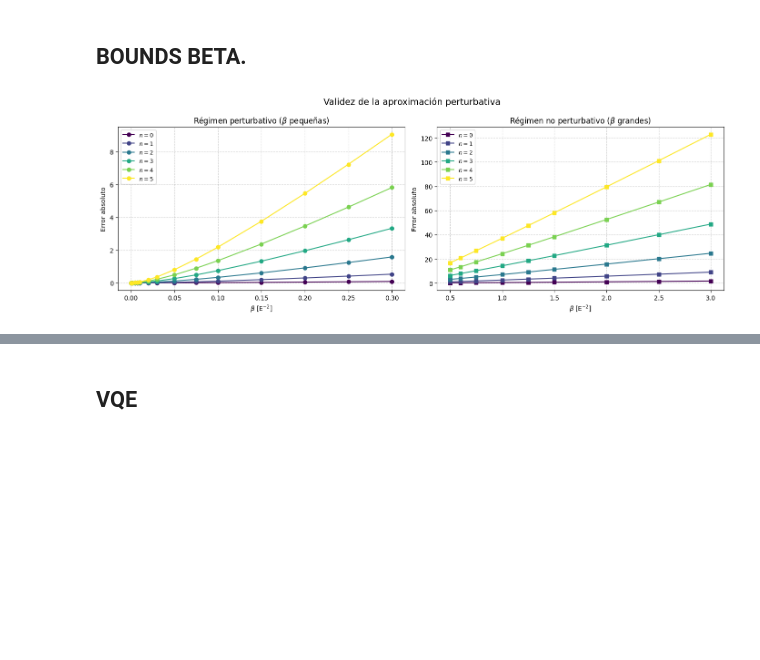
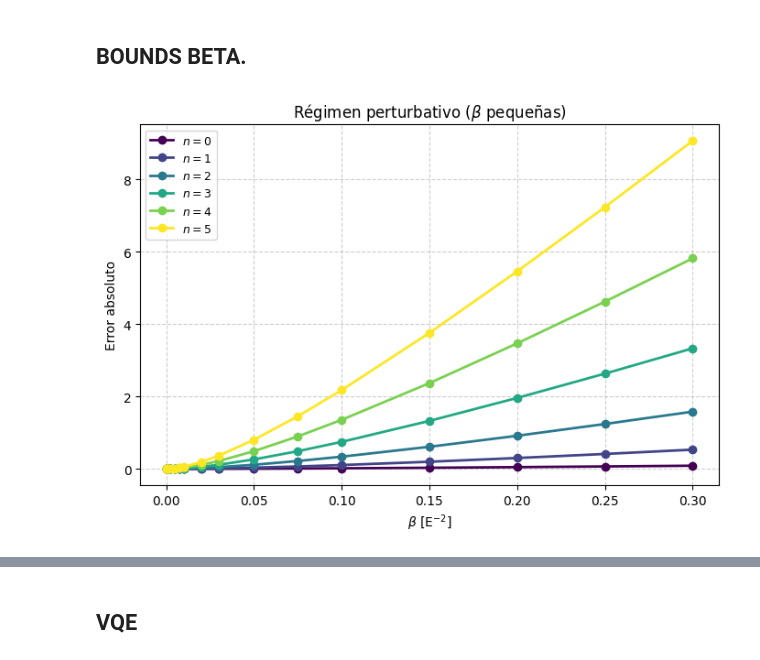
Before and after one commit to Angela0712/TFG, a Jupyter notebook: notebooks/TFG_Ángela_Cuenca_Agulló.ipynb, the cells around one changed output, grey strips where cells are left out. Cells and saved outputs as stored; diff of their text form; code cells hidden in the pictures; blank space fills up the shorter version.

```diff
--- a/notebooks/TFG_Ángela_Cuenca_Agulló.ipynb
+++ b/notebooks/TFG_Ángela_Cuenca_Agulló.ipynb
@@ -512,85 +516,60 @@ plot_density_ho_gup(
 # %% [markdown]
 ## BOUNDS BETA.
 # %%
+# ============================================
+# GRÁFICA 1: Régimen perturbativo
+# ============================================
+
 niveles = [0, 1, 2, 3, 4, 5]
 colors = plt.cm.viridis(np.linspace(0, 1, len(niveles)))
 
-fig, axes = plt.subplots(1, 2, figsize=(14, 5), sharey=False)
-
-# -------------------------------
-# Definir más betas en cada régimen
-# -------------------------------
 betas_peq_plot = np.array([
     0.0001, 0.0002, 0.0005, 0.001,
     0.002, 0.005, 0.0075, 0.01,
     0.02, 0.03, 0.05, 0.075, 0.1,
     0.15, 0.2, 0.25, 0.3
 ])
-betas_gran_plot = np.array([0.5, 0.6, 0.75, 1.0, 1.25, 1.5, 2.0, 2.5, 3.0])
 
-# -------------------------------
-# Panel izquierdo: betas pequeñas
-# -------------------------------
-ax = axes[0]
+fig, ax = plt.subplots(figsize=(7,5))
 
 for n, c in zip(niveles, colors):
+
     errors = []
 
     for beta in betas_peq_plot:
+
         H_g, _, _ = hamiltonian_gup_ho(N, m, w, beta, hbar)
         evals_g, _ = np.linalg.eigh(H_g)
 
-        delta_num = evals_g[n] - evals0[n]
+        delta_num  = evals_g[n] - evals0[n]
         delta_pert = perturbative_shift(n, m, w, beta, hbar)
 
         error = abs(delta_num - delta_pert)
         errors.append(error)
 
-    ax.plot(betas_peq_plot, errors, 'o-', color=c, label=fr'$n={n}$')
+    ax.plot(
+        betas_peq_plot,
+        errors,
+        'o-',
+        color=c,
+        linewidth=2,
+        label=fr'$n={n}$'
+    )
 
 ax.set_xlabel(r'$\beta$ [E$^{-2}$]')
 ax.set_ylabel('Error absoluto')
+
 ax.set_title(r'Régimen perturbativo ($\beta$ pequeñas)')
-ax.grid(True, linestyle='--', alpha=0.6)
-ax.legend(fontsize=9)
 
-# Forzar formato decimal normal
-ax.xaxis.set_major_formatter(ScalarFormatter(useMathText=False))
-ax.yaxis.set_major_formatter(ScalarFormatter(useMathText=False))
-ax.ticklabel_format(style='plain', axis='both')
-
-# -------------------------------
-# Panel derecho: betas grandes
-# -------------------------------
-ax = axes[1]
-
-for n, c in zip(niveles, colors):
-    errors = []
-
-    for beta in betas_gran_plot:
-        H_g, _, _ = hamiltonian_gup_ho(N, m, w, beta, hbar)
-        evals_g, _ = np.linalg.eigh(H_g)
-
-        delta_num = evals_g[n] - evals0[n]
-        delta_pert = perturbative_shift(n, m, w, beta, hbar)
-
-        error = abs(delta_num - delta_pert)
-        errors.append(error)
-
-    ax.plot(betas_gran_plot, errors, 's-', color=c, label=fr'$n={n}$')
-
-ax.set_xlabel(r'$\beta$ [E$^{-2}$]')
-ax.set_ylabel('Error absoluto')
-ax.set_title(r'Régimen no perturbativo ($\beta$ grandes)')
 ax.grid(True, linestyle='--', alpha=0.6)
 ax.legend(fontsize=9)
 
 ax.xaxis.set_major_formatter(ScalarFormatter(useMathText=False))
 ax.yaxis.set_major_formatter(ScalarFormatter(useMathText=False))
+
 ax.ticklabel_format(style='plain', axis='both')
 
-plt.suptitle('Validez de la aproximación perturbativa', fontsize=14)
 plt.tight_layout()
 plt.show()
 # %% [output]
-[figure, old version]
+[figure, new version]
```
Also changed, not shown: parts of 13 cells of this notebook, 7 other files.
